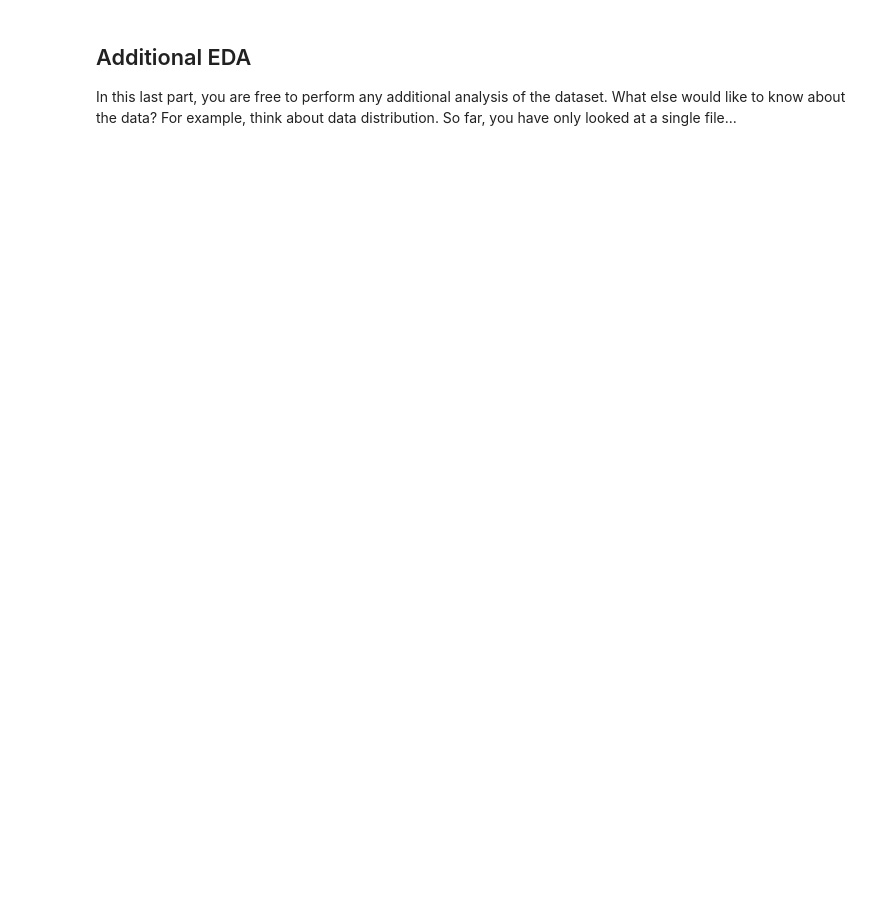
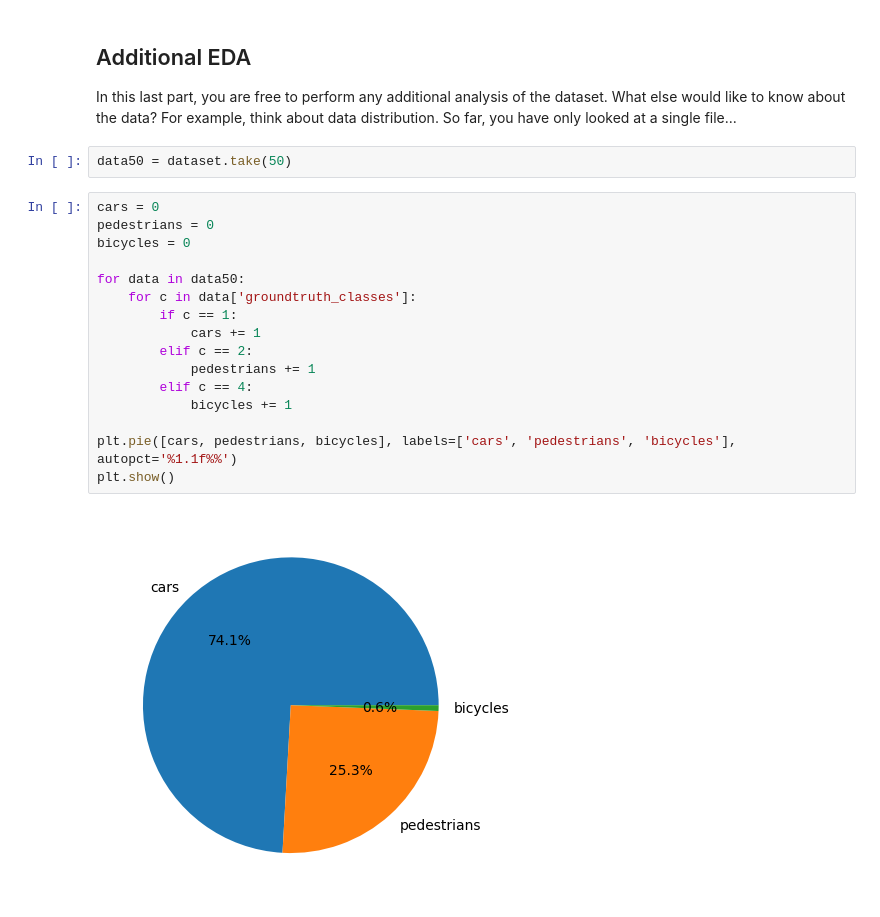
Before and after one commit to peryaudo/nd013-c1-vision-starter, a Jupyter notebook: Exploratory Data Analysis.ipynb, the cells around one changed output. Cells and saved outputs as stored; diff of their text form; blank space fills up the shorter version.

```diff
--- a/Exploratory Data Analysis.ipynb
+++ b/Exploratory Data Analysis.ipynb
@@ -70,3 +70,23 @@ display_instances(dataset.take(10))
 
 In this last part, you are free to perform any additional analysis of the dataset. What else would like to know about the data?
 For example, think about data distribution. So far, you have only looked at a single file...
+# %%
+data50 = dataset.take(50)
+# %%
+cars = 0
+pedestrians = 0
+bicycles = 0
+
+for data in data50:
+    for c in data['groundtruth_classes']:
+        if c == 1:
+            cars += 1
+        elif c == 2:
+            pedestrians += 1
+        elif c == 4:
+            bicycles += 1
+
+plt.pie([cars, pedestrians, bicycles], labels=['cars', 'pedestrians', 'bicycles'], autopct='%1.1f%%')
+plt.show()
+# %% [output]
+[figure, added]
```
Also changed, not shown: parts of 2 cells of this notebook.
